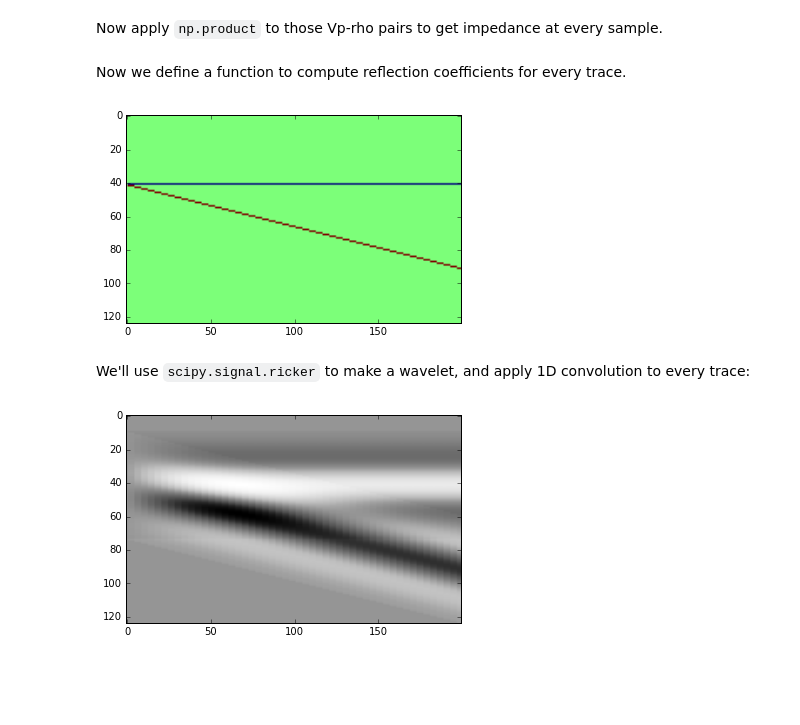
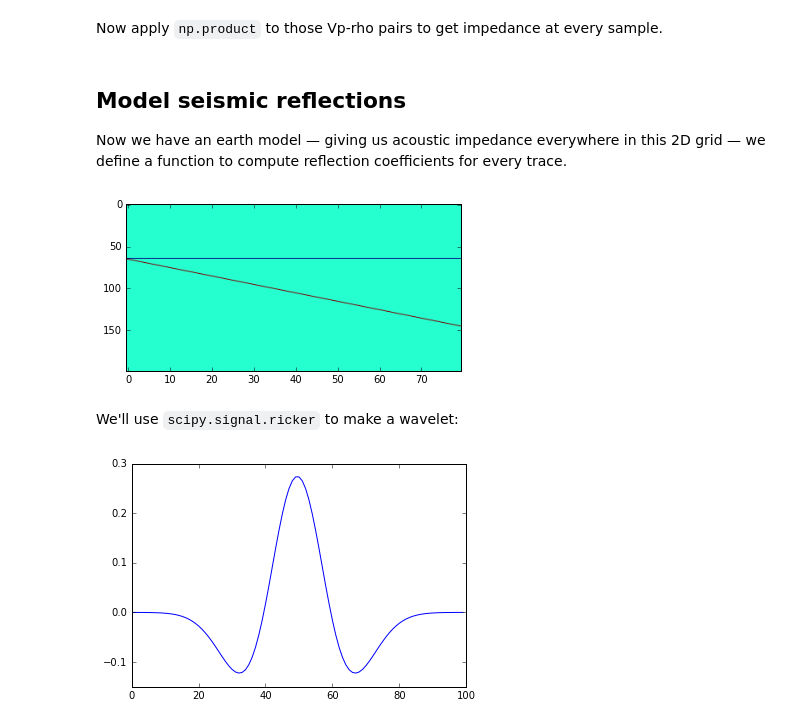
Before and after one commit to ymustc/geocomputing, a Jupyter notebook: notebooks/Synthetic_wedge.ipynb, the cells around one changed output. Saved outputs shown, nothing was run; the diff lists cells and outputs as text; code cells hidden in the pictures; blank space fills up the shorter version.

```diff
--- a/notebooks/Synthetic_wedge.ipynb
+++ b/notebooks/Synthetic_wedge.ipynb
@@ -10,5 +12,6 @@ depth = 500  # z range
 # %%
-m = np.ones((depth, length))
-plt.imshow(m)
+model = 1 + np.tri(depth, length, -depth//3)
+
+plt.imshow(model)
 plt.show()
 # %% [output]
@@ -18,5 +21,7 @@ m = np.triu(m, -depth//3)
 # %%
-m[:depth//3,:] = 0
-plt.imshow(m)
+model[:depth//3,:] = 0
+
+plt.imshow(model)
+plt.colorbar()
 plt.show()
 # %% [output]
@@ -24,5 +28,0 @@ plt.show()
-# %%
-model = m[::4,:]
-plt.imshow(model)
-plt.colorbar(shrink=0.8)
-plt.show()
@@ -31,39 +29,40 @@ plt.show()
 # %% [markdown]
 Now we can make some Vp-rho pairs (rock 0 and rock 1) and select from those with `np.take`.
 # %%
-rocks = np.array([[2700, 2750], [2400,2450]])
+rocks = np.array([[2700, 2750],
+                  [2400, 2450],
+                  [2800, 3000]])
 earth = np.take(rocks, model.astype(int), axis=0)
 # %% [markdown]
 Now apply `np.product` to those Vp-rho pairs to get impedance at every sample.
 # %%
 imp = np.apply_along_axis(np.product, -1, earth)
 # %% [markdown]
-Now we define a function to compute reflection coefficients for every trace.
+## Model seismic reflections
+
+Now we have an earth model — giving us acoustic impedance everywhere in this 2D grid — we define a function to compute reflection coefficients for every trace.
 # %%
 def make_rc(imp):
     upper = imp[ :-1, :]
     lower = imp[1:  , :]
 
     return (lower - upper) / (lower + upper)
 
 rc = make_rc(imp)
-plt.imshow(rc)
+
+plt.imshow(rc, aspect=0.2)
 plt.show()
 # %% [output]
-[figure, old version]
+[figure, new version]
 # %% [markdown]
-We'll use `scipy.signal.ricker` to make a wavelet, and apply 1D convolution to every trace:
+We'll use `scipy.signal.ricker` to make a wavelet:
 # %%
 from scipy.signal import ricker
 
 f = 25
-wavelet = ricker(64, 1000/(4*f))
+wavelet = ricker(100, 1000/(4*f))
 
-synth = np.apply_along_axis(lambda t: np.convolve(t, wavelet, mode='same'),
-                            axis=0,
-                            arr=rc)
-
-plt.imshow(synth, cmap="Greys")
+plt.plot(wavelet)
 plt.show()
 # %% [output]
-[figure, old version]
+[figure, new version]
```
Also changed, not shown: parts of 18 cells of this notebook, 23 other files.
